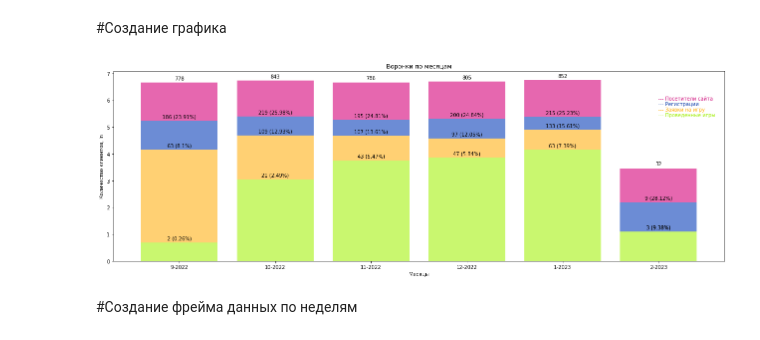
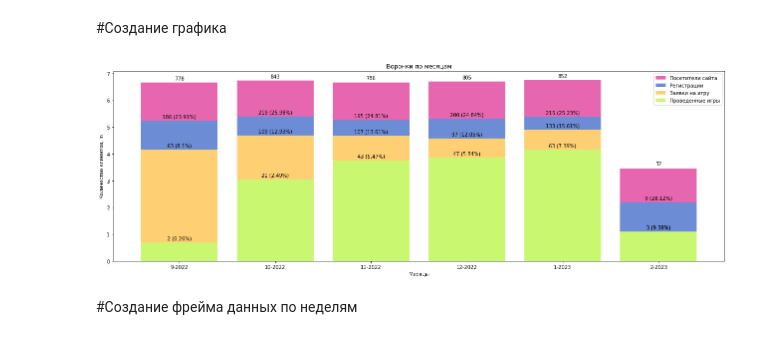
Before and after one commit to qylikss/Conversion_funnel, a Jupyter notebook: Tinkoff_Project.ipynb, the cells around one changed output. Cells and saved outputs as stored; diff of their text form; code cells hidden in the pictures.

```diff
--- a/Tinkoff_Project.ipynb
+++ b/Tinkoff_Project.ipynb
@@ -89,50 +89,39 @@ df_month
 #Создание графика
 # %%
 plt.figure(figsize=(22, 7))
-graph = plt.bar(df_month.index, np.log(df_month.count_visit), color='#E667AF')
-graph = plt.bar(df_month.index, np.log(df_month.count_reg), color='#6C8CD5')
-graph = plt.bar(df_month.index, np.log(df_month.count_app), color='#FFD073')
-graph = plt.bar(df_month.index, np.log(df_month.count_game), color='#C9F76F')
+graph = plt.bar(df_month.index, np.log(df_month.count_visit), color='#E667AF', label='Посетители сайта')
+graph = plt.bar(df_month.index, np.log(df_month.count_reg), color='#6C8CD5', label='Регистрации')
+graph = plt.bar(df_month.index, np.log(df_month.count_app), color='#FFD073', label='Заявки на игру')
+graph = plt.bar(df_month.index, np.log(df_month.count_game), color='#C9F76F', label='Проведенные игры')
 i = 0
 for p in graph:
   plt.annotate(
           df_month.count_visit[i],
           ha='center',
           xy=(df_month.index[i], (np.log(df_month.count_visit[i]) + 0.1)))
   plt.annotate(
           df_month.count_reg[i].astype(str) + ' (' +
             df_month.count_reg_proc[i].astype(str) + '%' + ')',
           ha='center',
           xy=(df_month.index[i], (np.log(df_month.count_reg[i]) + 0.1)))
   plt.annotate(
           df_month.count_app[i].astype(str) + ' (' +
             df_month.count_app_proc[i].astype(str) + '%' + ')',
           ha='center',
           xy=(df_month.index[i], (np.log(df_month.count_app[i]) + 0.1)))
   plt.annotate(
           df_month.count_game[i].astype(str) + ' (' +
             df_month.count_game_proc[i].astype(str) + '%' + ')',
           ha='center',
           xy=(df_month.index[i], (np.log(df_month.count_game[i]) + 0.1)))
   i += 1
-plt.annotate('--- Посетители сайта',
-             xy=(df_month.index[-1], 6),
-             color='#CD0074')
-plt.annotate('--- Регистрации',
-             xy=(df_month.index[-1], 5.8),
-             color='#1240AB')
-plt.annotate('--- Заявки на игру',
-             xy=(df_month.index[-1], 5.6),
-             color='#FFAA00')
-plt.annotate('--- Проведенные игры',
-             xy=(df_month.index[-1], 5.4),
-             color='#9FEE00')
 plt.title("Воронки по месяцам")
 plt.ylabel("Количество клиентов, ln")
 plt.xlabel('Месяцы')
+plt.legend()
 plt.show()
 # %% [output]
-[figure, old version]
+[figure, new version]
 # %% [markdown]
 #Создание фрейма данных по неделям
 # %%
```
